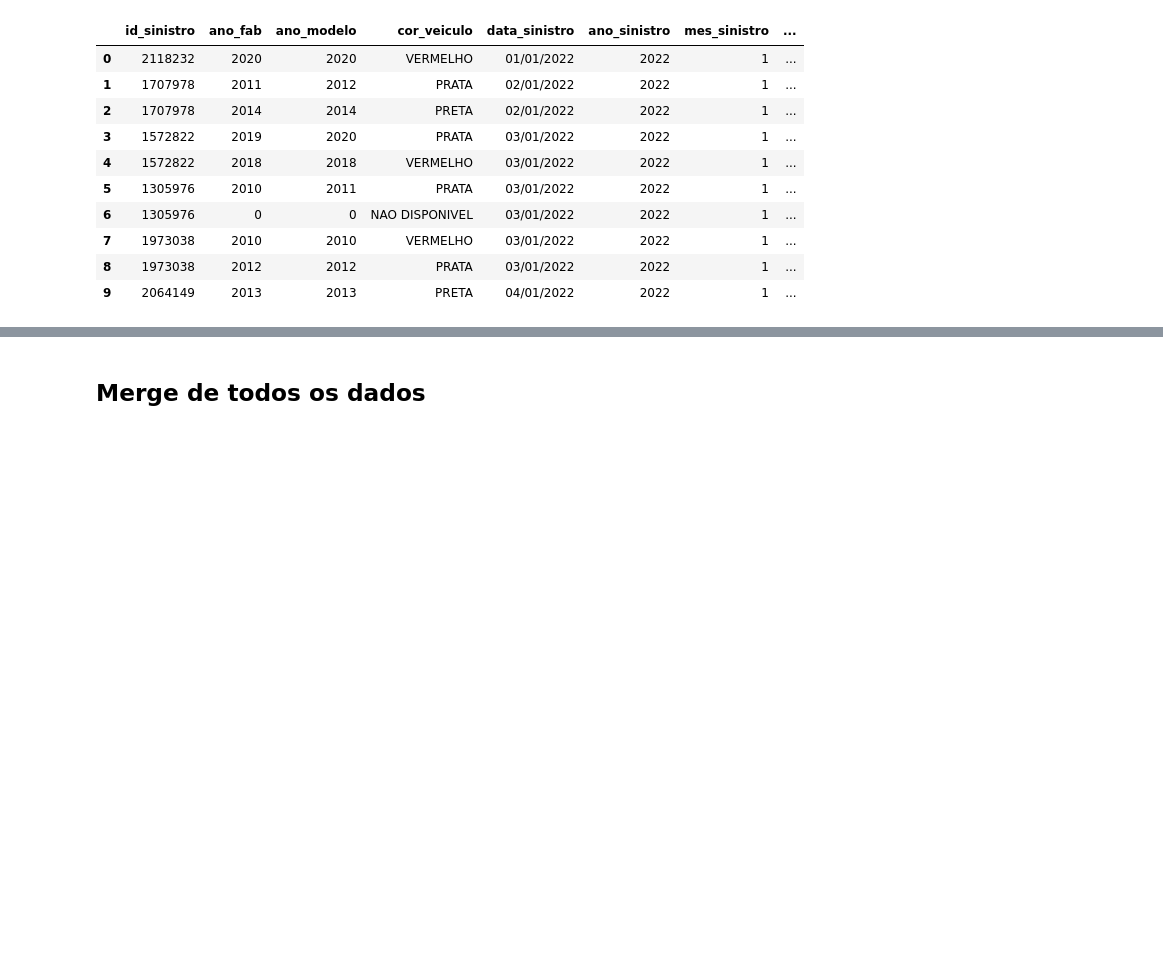
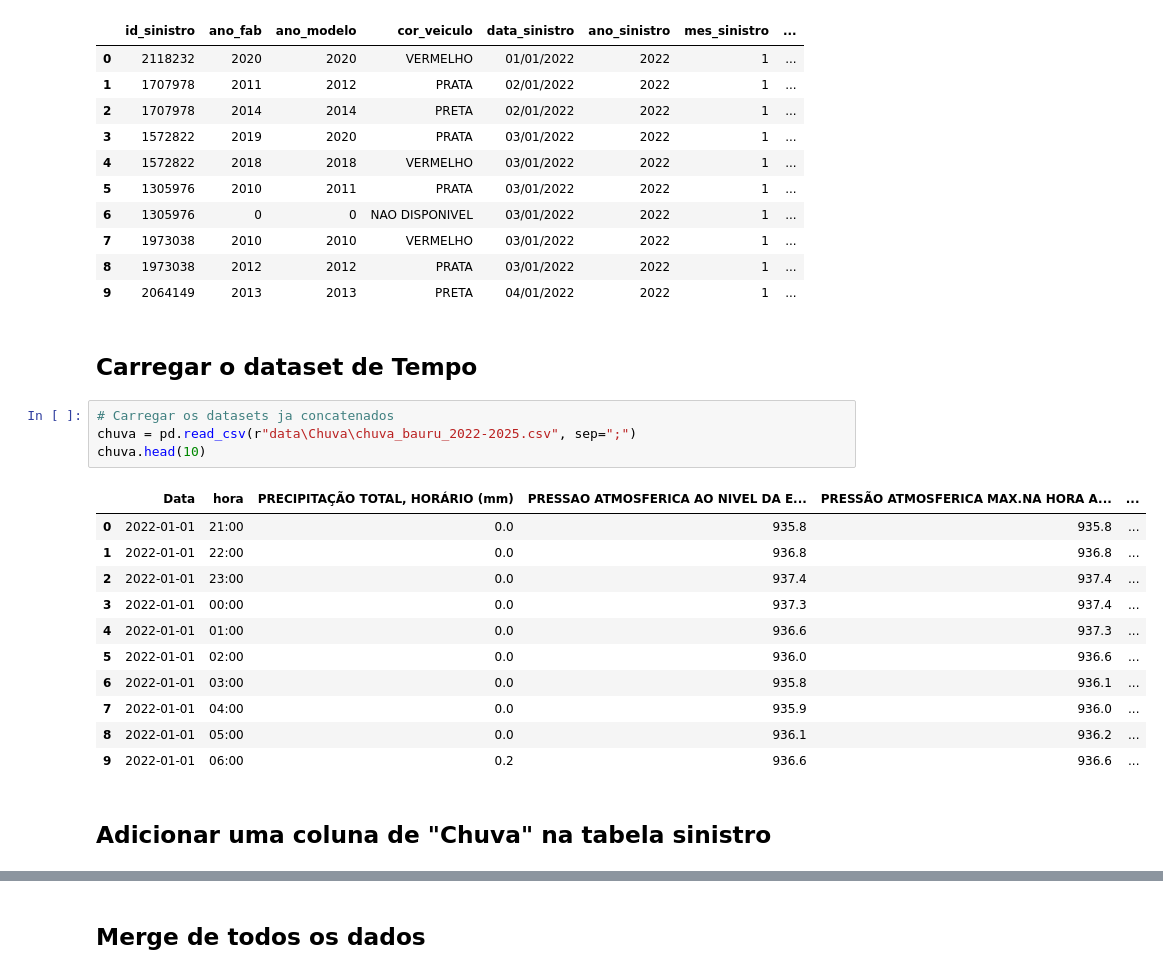
Before and after one commit to PedroSmithhh/TCC, a Jupyter notebook: pedro-insights.ipynb, the cells around one changed output, grey strips where cells are left out. Drawn from its saved outputs; the diff is of its cells as text; blank space fills up the shorter version.

```diff
--- a/pedro-insights.ipynb
+++ b/pedro-insights.ipynb
@@ -59,3 +59,23 @@ veiculos.head(10)
 | 7 | 1973038 | 2010 | 2010 | VERMELHO | 03/01/2022 | 2022 | 1 | ... |
 | 8 | 1973038 | 2012 | 2012 | PRATA | 03/01/2022 | 2022 | 1 | ... |
 | 9 | 2064149 | 2013 | 2013 | PRETA | 04/01/2022 | 2022 | 1 | ... |
+# %% [markdown]
+## Carregar o dataset de Tempo
+# %%
+# Carregar os datasets ja concatenados
+chuva = pd.read_csv(r"data\Chuva\chuva_bauru_2022-2025.csv", sep=";")
+chuva.head(10)
+# %% [output]
+|  | Data | hora | PRECIPITAÇÃO TOTAL, HORÁRIO (mm) | PRESSAO ATMOSFERICA AO NIVEL DA E... | PRESSÃO ATMOSFERICA MAX.NA HORA A... | ... |
+| 0 | 2022-01-01 | 21:00 | 0.0 | 935.8 | 935.8 | ... |
+| 1 | 2022-01-01 | 22:00 | 0.0 | 936.8 | 936.8 | ... |
+| 2 | 2022-01-01 | 23:00 | 0.0 | 937.4 | 937.4 | ... |
+| 3 | 2022-01-01 | 00:00 | 0.0 | 937.3 | 937.4 | ... |
+| 4 | 2022-01-01 | 01:00 | 0.0 | 936.6 | 937.3 | ... |
+| 5 | 2022-01-01 | 02:00 | 0.0 | 936.0 | 936.6 | ... |
+| 6 | 2022-01-01 | 03:00 | 0.0 | 935.8 | 936.1 | ... |
+| 7 | 2022-01-01 | 04:00 | 0.0 | 935.9 | 936.0 | ... |
+| 8 | 2022-01-01 | 05:00 | 0.0 | 936.1 | 936.2 | ... |
+| 9 | 2022-01-01 | 06:00 | 0.2 | 936.6 | 936.6 | ... |
+# %% [markdown]
+## Adicionar uma coluna de "Chuva" na tabela sinistro
```
Also changed, not shown: parts of 4 cells of this notebook, 13 other files.
